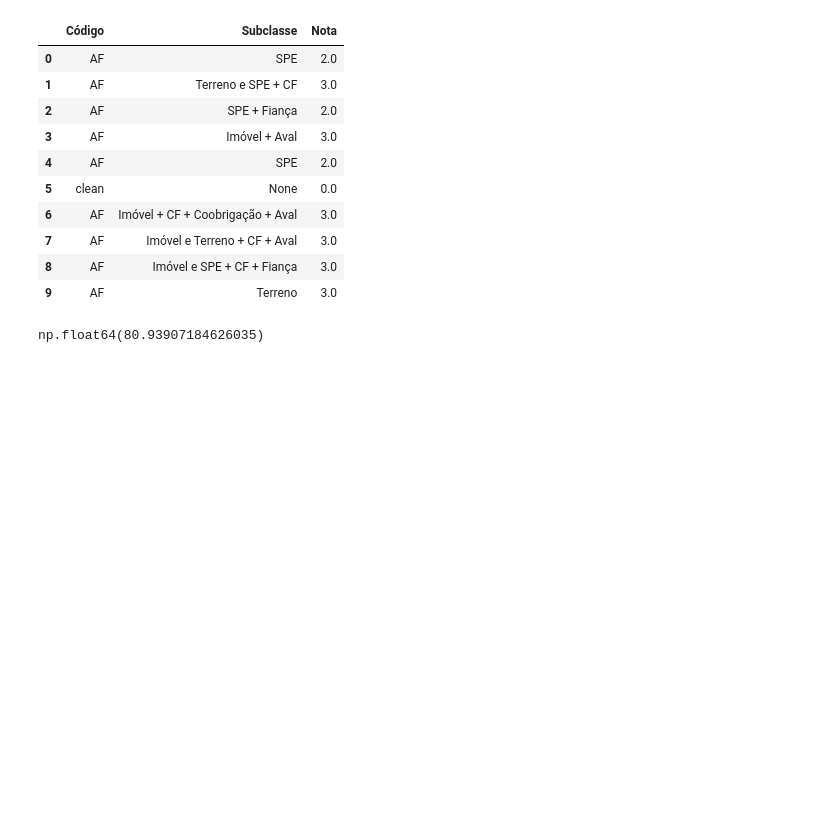
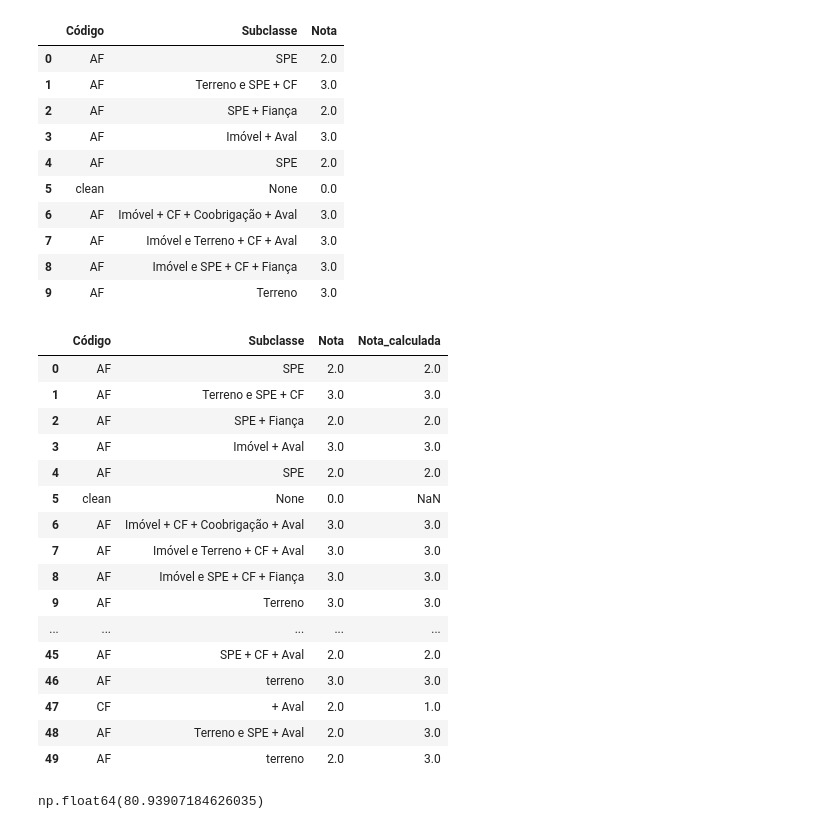
Before and after one commit to pedroauler12/MMZR-summer, a Jupyter notebook: NewApp.ipynb, the cells around one changed output. Cells and saved outputs as stored; diff of their text form; code cells hidden in the pictures; blank space fills up the shorter version.

```diff
--- a/NewApp.ipynb
+++ b/NewApp.ipynb
@@ -76,6 +76,25 @@ def get_best_note(row):
     return select_best_note(code, parts_list)
 # %%
 df_simp['Nota_calculada'] = df_simp.apply(get_best_note, axis=1)
+df_simp[['Código', 'Subclasse', 'Nota', 'Nota_calculada']].head(50)
+# %% [output]
+|  | Código | Subclasse | Nota | Nota_calculada |
+| 0 | AF | SPE | 2.0 | 2.0 |
+| 1 | AF | Terreno e SPE + CF | 3.0 | 3.0 |
+| 2 | AF | SPE + Fiança | 2.0 | 2.0 |
+| 3 | AF | Imóvel + Aval | 3.0 | 3.0 |
+| 4 | AF | SPE | 2.0 | 2.0 |
+| 5 | clean | None | 0.0 | NaN |
+| 6 | AF | Imóvel + CF + Coobrigação + Aval | 3.0 | 3.0 |
+| 7 | AF | Imóvel e Terreno + CF + Aval | 3.0 | 3.0 |
+| 8 | AF | Imóvel e SPE + CF + Fiança | 3.0 | 3.0 |
+| 9 | AF | Terreno | 3.0 | 3.0 |
+| ... | ... | ... | ... | ... |
+| 45 | AF | SPE + CF + Aval | 2.0 | 2.0 |
+| 46 | AF | terreno | 3.0 | 3.0 |
+| 47 | CF | + Aval | 2.0 | 1.0 |
+| 48 | AF | Terreno e SPE + Aval | 2.0 | 3.0 |
+| 49 | AF | terreno | 2.0 | 3.0 |
 # %%
 def calculo_score(norm , nota_calculada):
     produto = norm * nota_calculada
```
Also changed, not shown: parts of 2 cells of this notebook, 5 other files.
